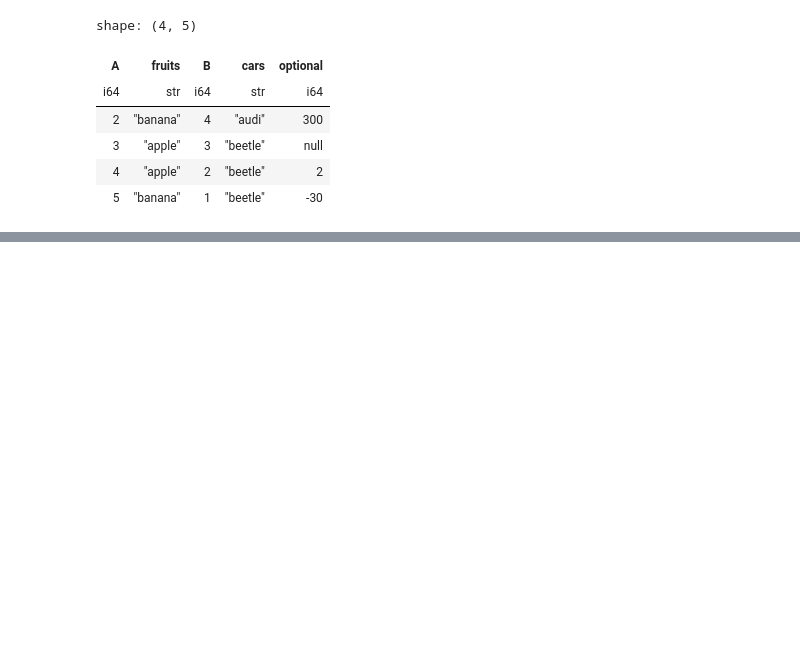
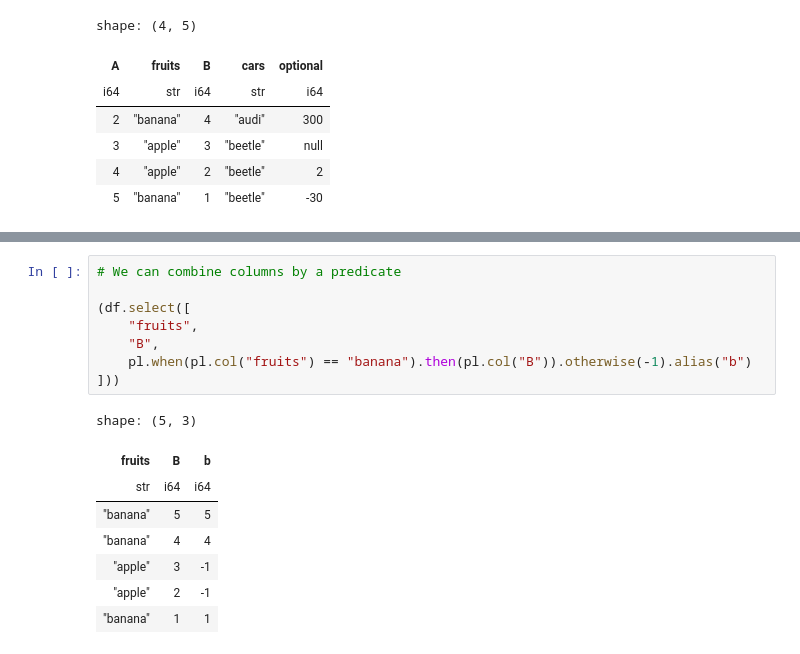
Before and after one commit to fernandomarca/pandas-polars-dataframes, a Jupyter notebook: polars-python.ipynb, the cells around one changed output, grey strips where cells are left out. Cells and saved outputs as stored; diff of their text form; blank space fills up the shorter version.

```diff
--- a/polars.ipynb
+++ b/polars-python.ipynb
@@ -107,0 +136,17 @@ shape: (4, 5)
+# %%
+# We can combine columns by a predicate
+
+(df.select([
+    "fruits",
+    "B",
+    pl.when(pl.col("fruits") == "banana").then(pl.col("B")).otherwise(-1).alias("b")
+]))
+# %% [output]
+shape: (5, 3)
+| fruits | B | b |
+| str | i64 | i64 |
+| "banana" | 5 | 5 |
+| "banana" | 4 | 4 |
+| "apple" | 3 | -1 |
+| "apple" | 2 | -1 |
+| "banana" | 1 | 1 |
```
Also changed, not shown: parts of 4 cells of this notebook, 8 other files.
